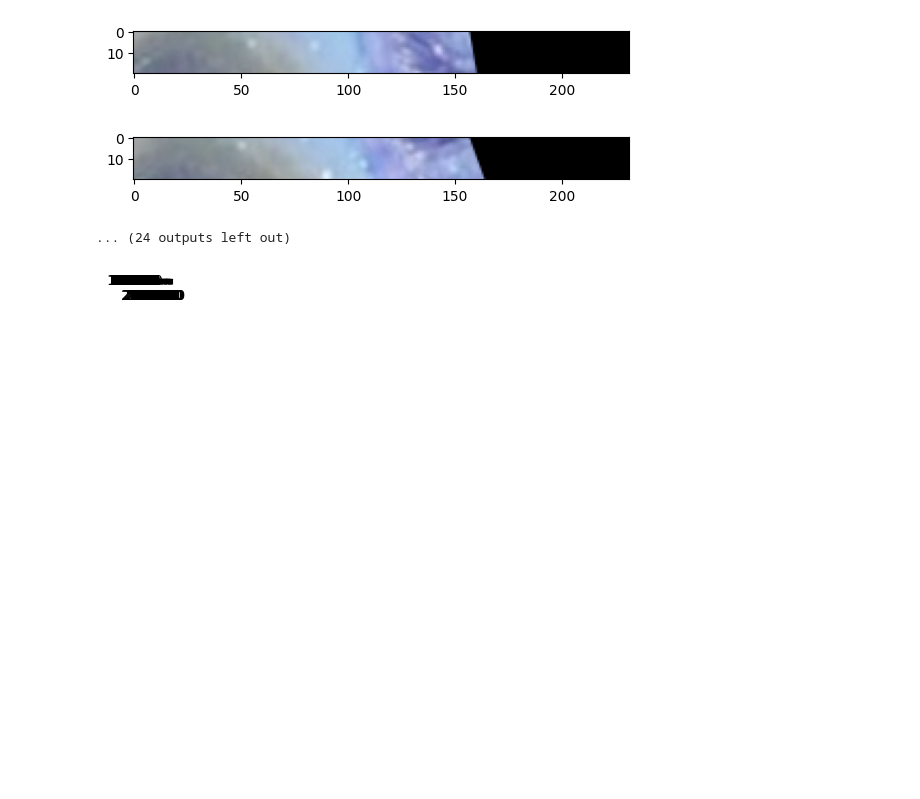
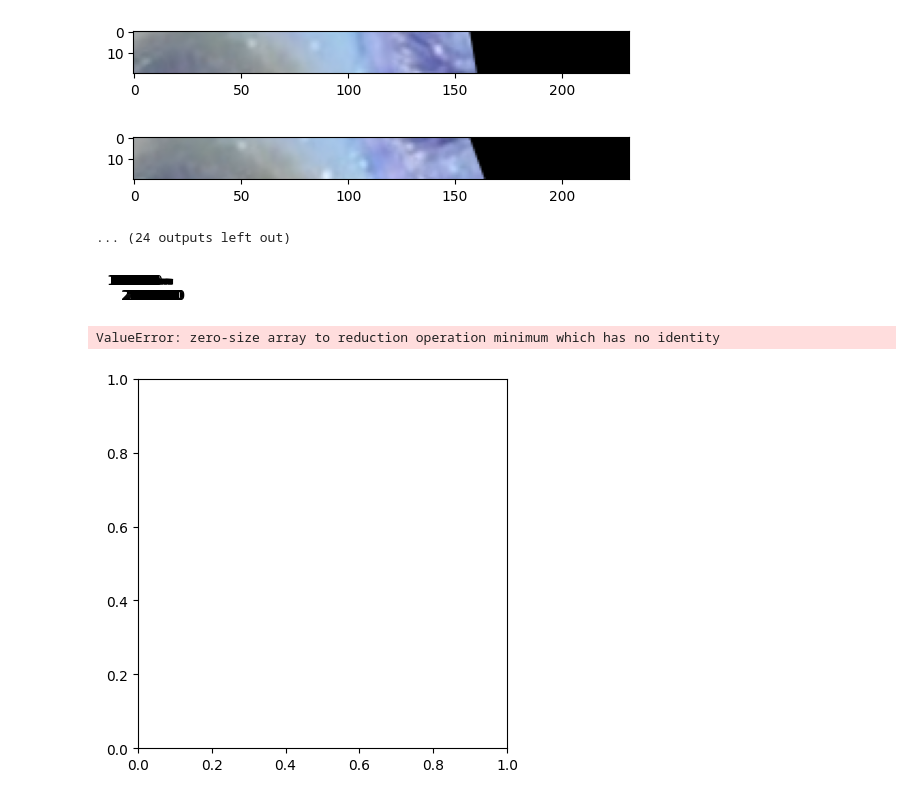
Before and after one commit to ethanrasmussen/EyeTraumaAnalysis, a Jupyter notebook: main.ipynb, the cells around one changed output. Saved outputs shown, nothing was run; the diff lists cells and outputs as text; code cells hidden in the pictures; blank space fills up the shorter version.

```diff
--- a/main.ipynb
+++ b/main.ipynb
@@ -112,3 +112,9 @@ from main import horizontal_display
 horizontal_display(cropped, True)
 # %% [output]
 [figure]
+# %%
+from main import recenter_img
+plt.imshow(recenter_img(image.img, image.center))
+# %% [output]
+ValueError: zero-size array to reduction operation minimum which has no identity
+[figure, added]
```
Also changed, not shown: parts of 3 cells of this notebook, 1 other file.
